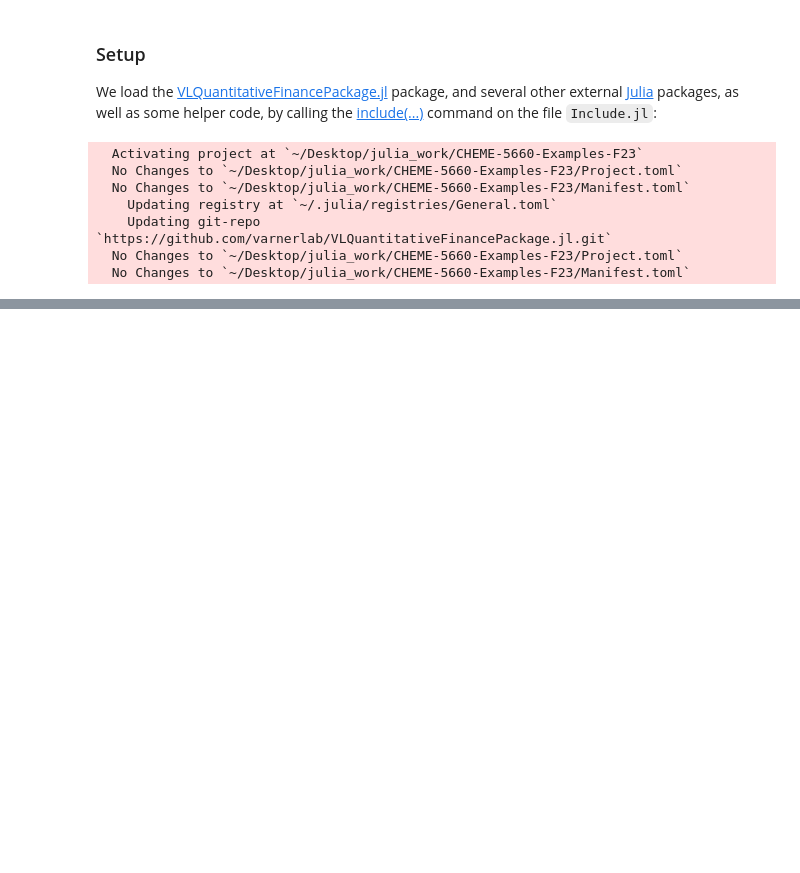
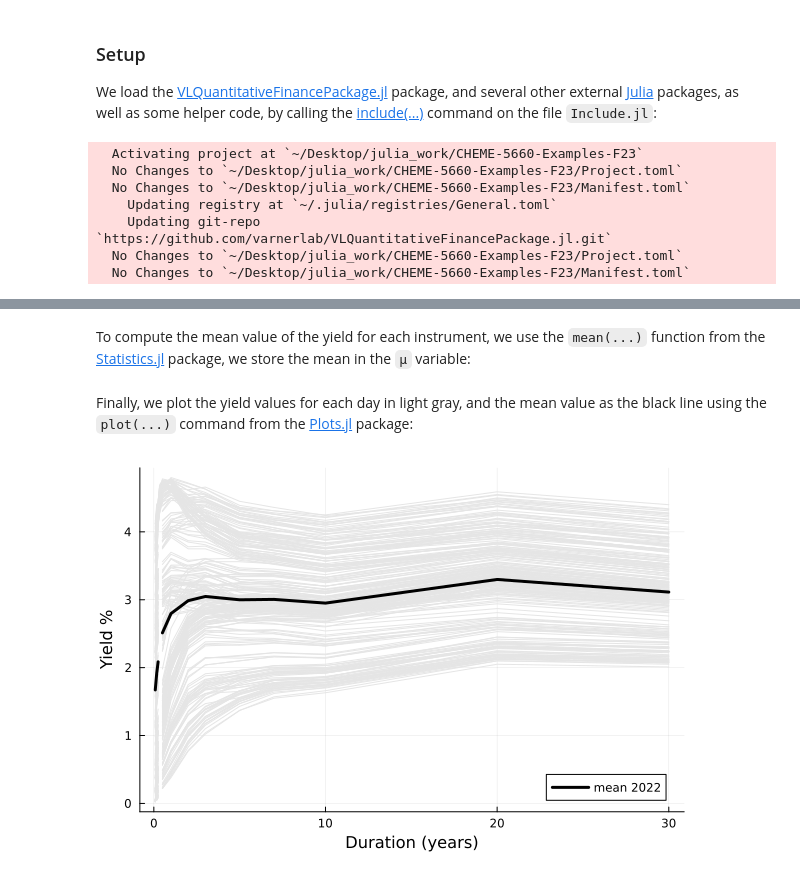
Before and after one commit to varnerlab/CHEME-5660-Examples-F23, a Jupyter notebook: CHEME-5660-L5a-YieldCurve-Data.ipynb, the cells around one changed output, grey strips where cells are left out. Saved outputs shown, nothing was run; the diff lists cells and outputs as text; code cells hidden in the pictures; blank space fills up the shorter version.

Commit message:
Yield curve example
yield curve

```diff
--- a/CHEME-5660-L5a-YieldCurve-Data.ipynb
+++ b/CHEME-5660-L5a-YieldCurve-Data.ipynb
@@ -23,0 +27,2 @@ Values for the yeild on Treasury securities as a function of duration is compile
+# %%
+year_value = "2022";
@@ -24,2 +31,2 @@ Values for the yeild on Treasury securities as a function of duration is compile
 # %%
-dataset = MyDailyTreasuryYieldCurveDataSet();
+dataset = MyDailyTreasuryYieldCurveDataSet(; year = year_value)
@@ -27,0 +65,2 @@ dataset = MyDailyTreasuryYieldCurveDataSet();
+# %%
+data = Matrix(dataset[:,2:end])
@@ -27,0 +85,11 @@ dataset = MyDailyTreasuryYieldCurveDataSet();
+# %% [markdown]
+To compute the mean value of the yield for each instrument, we use the `mean(...)` function from the [Statistics.jl](https://docs.julialang.org/en/v1/stdlib/Statistics/) package, we store the mean in the `μ` variable:
+# %%
+μ = mean(data,dims=1) |> vec;
+# %% [markdown]
+Finally, we plot the yield values for each day in light gray, and the mean value as the black line using the `plot(...)` command from the [Plots.jl](https://github.com/JuliaPlots/Plots.jl) package:
+# %%
+plot(duration, transpose(data), label="", c=:gray90, xlabel="Duration (years)", ylabel="Yield %")
+plot!(duration, μ, lw=3, c=:black, label="mean $(year_value)")
+# %% [output]
+[figure, added]
```
Also changed, not shown: parts of 8 cells of this notebook, 3 other files.
